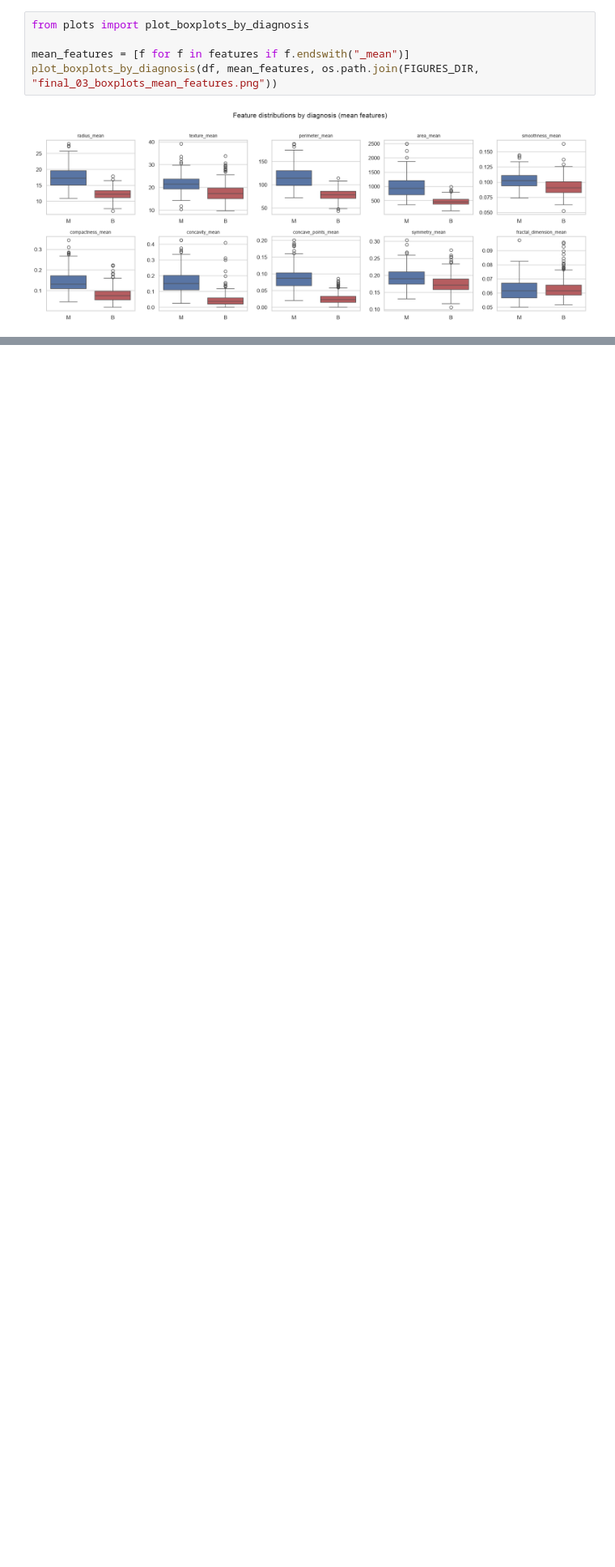
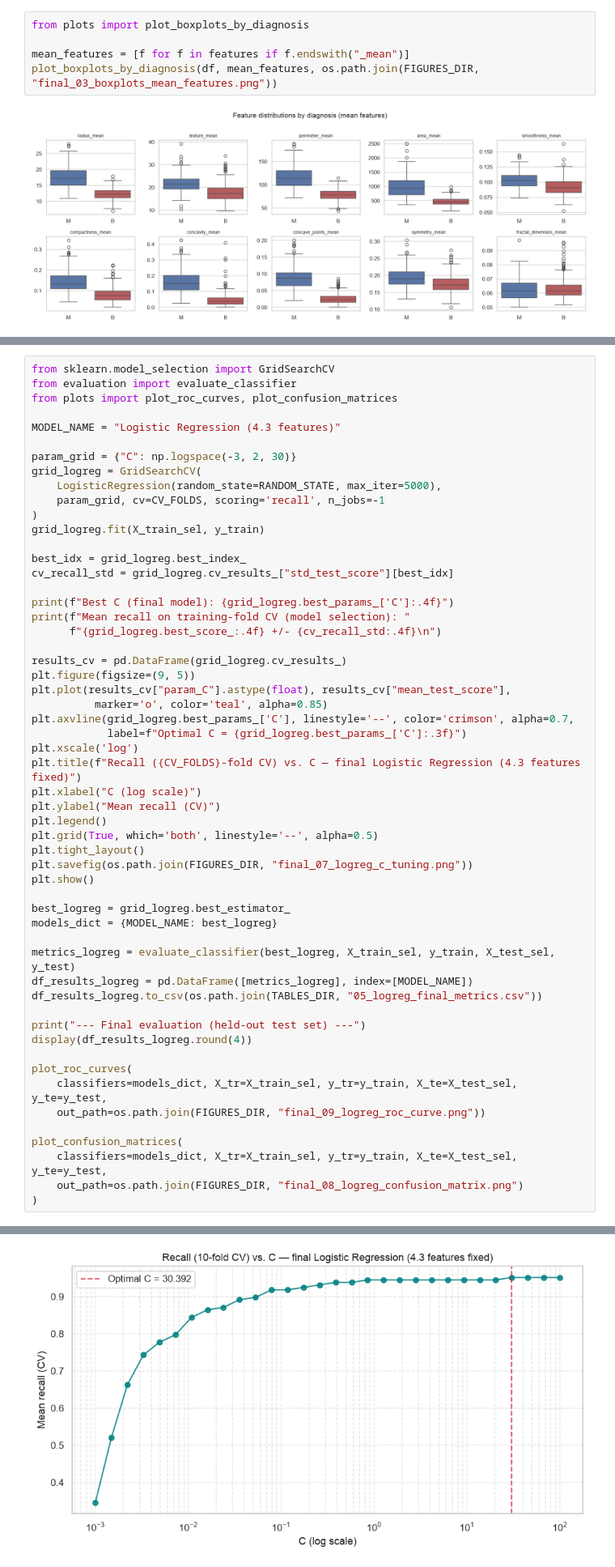
Before and after one commit to ostacore/Projets-UM5BM753-, a Jupyter notebook: 03_notebooks/00_Final_Report_.ipynb, the cells around one changed output, grey strips where cells are left out. Shown at 81% size. Drawn from its saved outputs; the diff is of its cells as text; blank space fills up the shorter version.

```diff
--- a/03_notebooks/00_Final_Report_.ipynb
+++ b/03_notebooks/00_Final_Report_.ipynb
@@ -319,0 +710,56 @@ model too) — see `01_scripts/evaluation.py` and `01_scripts/plots.py`.
+# %%
+from sklearn.model_selection import GridSearchCV
+from evaluation import evaluate_classifier
+from plots import plot_roc_curves, plot_confusion_matrices
+
+MODEL_NAME = "Logistic Regression (4.3 features)"
+
+param_grid = {"C": np.logspace(-3, 2, 30)}
+grid_logreg = GridSearchCV(
+    LogisticRegression(random_state=RANDOM_STATE, max_iter=5000),
+    param_grid, cv=CV_FOLDS, scoring='recall', n_jobs=-1
+)
+grid_logreg.fit(X_train_sel, y_train)
+
+best_idx = grid_logreg.best_index_
+cv_recall_std = grid_logreg.cv_results_["std_test_score"][best_idx]
+
+print(f"Best C (final model): {grid_logreg.best_params_['C']:.4f}")
+print(f"Mean recall on training-fold CV (model selection): "
+      f"{grid_logreg.best_score_:.4f} +/- {cv_recall_std:.4f}\n")
+
+results_cv = pd.DataFrame(grid_logreg.cv_results_)
+plt.figure(figsize=(9, 5))
+plt.plot(results_cv["param_C"].astype(float), results_cv["mean_test_score"],
+          marker='o', color='teal', alpha=0.85)
+plt.axvline(grid_logreg.best_params_['C'], linestyle='--', color='crimson', alpha=0.7,
+            label=f"Optimal C = {grid_logreg.best_params_['C']:.3f}")
+plt.xscale('log')
+plt.title(f"Recall ({CV_FOLDS}-fold CV) vs. C — final Logistic Regression (4.3 features fixed)")
+plt.xlabel("C (log scale)")
+plt.ylabel("Mean recall (CV)")
+plt.legend()
+plt.grid(True, which='both', linestyle='--', alpha=0.5)
+plt.tight_layout()
+plt.savefig(os.path.join(FIGURES_DIR, "final_07_logreg_c_tuning.png"))
+plt.show()
+
+best_logreg = grid_logreg.best_estimator_
+models_dict = {MODEL_NAME: best_logreg}
+
+metrics_logreg = evaluate_classifier(best_logreg, X_train_sel, y_train, X_test_sel, y_test)
+df_results_logreg = pd.DataFrame([metrics_logreg], index=[MODEL_NAME])
+df_results_logreg.to_csv(os.path.join(TABLES_DIR, "05_logreg_final_metrics.csv"))
+
+print("--- Final evaluation (held-out test set) ---")
+display(df_results_logreg.round(4))
+
+plot_roc_curves(
+    classifiers=models_dict, X_tr=X_train_sel, y_tr=y_train, X_te=X_test_sel, y_te=y_test,
+    out_path=os.path.join(FIGURES_DIR, "final_09_logreg_roc_curve.png"))
+
+plot_confusion_matrices(
+    classifiers=models_dict, X_tr=X_train_sel, y_tr=y_train, X_te=X_test_sel, y_te=y_test,
+    out_path=os.path.join(FIGURES_DIR, "final_08_logreg_confusion_matrix.png")
+)
+# %% [output]
@@ -319,0 +768 @@ model too) — see `01_scripts/evaluation.py` and `01_scripts/plots.py`.
+[figure, added]
```
Also changed, not shown: parts of 36 cells of this notebook, 10 other files.
